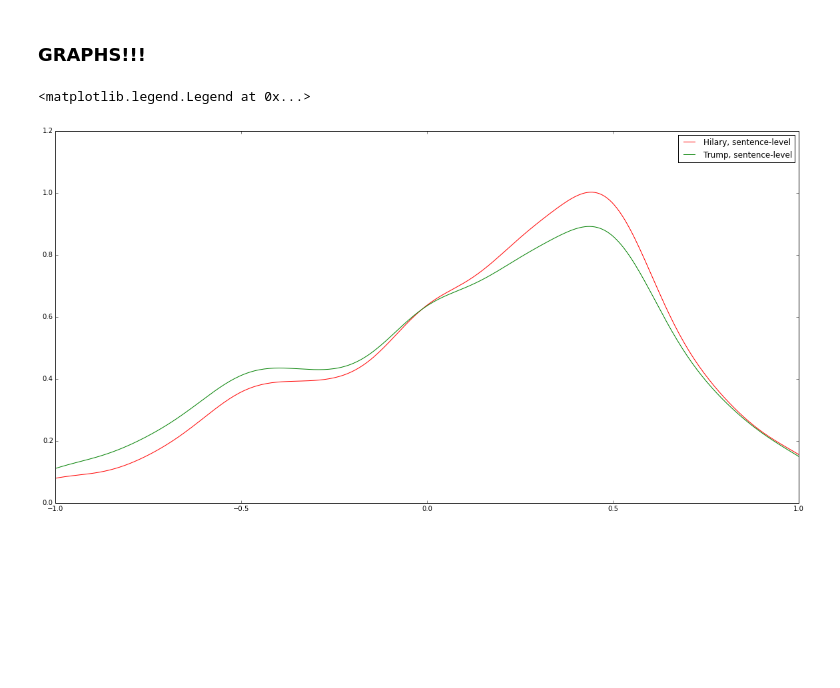
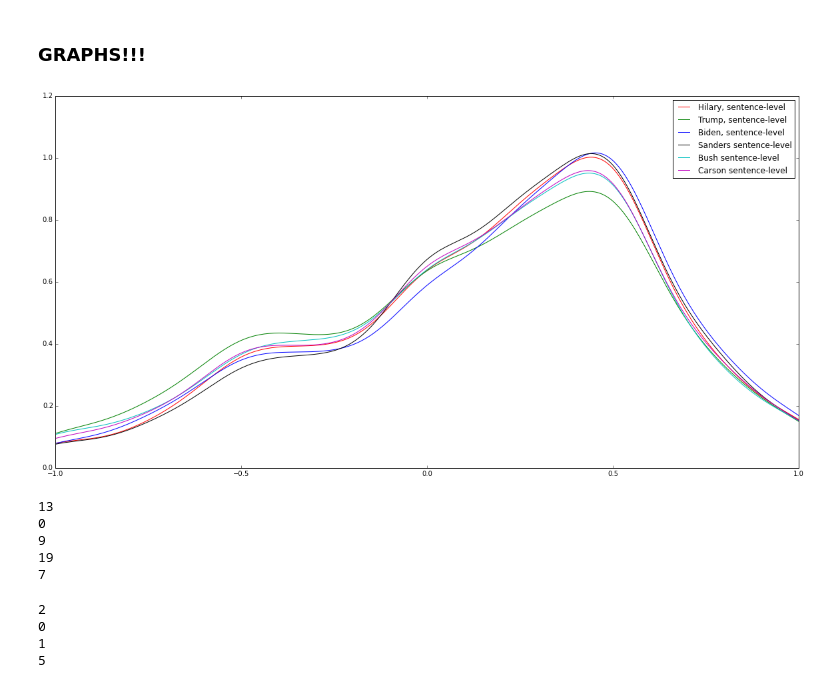
Before and after one commit to PeggyFan/NYT_project, a Jupyter notebook: Sentiment_score.ipynb, the cells around one changed output. Cells and saved outputs as stored; diff of their text form; code cells hidden in the pictures; blank space fills up the shorter version.

```diff
--- a/Sentiment_score.ipynb
+++ b/Sentiment_score.ipynb
@@ -359,23 +359,59 @@ array([ 'The reality, Iran is and will continue to be a major power in the regio
 # %%
 hilary = pd.read_csv('hilary_scores.csv')
 trump = pd.read_csv('trump_scores.csv')
+biden = pd.read_csv('biden_scores.csv')
+sanders = pd.read_csv('sanders_scores.csv')
+bush = pd.read_csv('bush_scores.csv')
+carson = pd.read_csv('carson_scores.csv')
 # %%
 plt.figure(figsize=(20,10))
 
-data = hilary['Sentiment2']
+metric = 'Sentiment2'
+
+data = hilary[metric]
 density = gaussian_kde(data)
 xs = np.linspace(-1,1,300)
 density.covariance_factor = lambda : .25
 density._compute_covariance()
 plt.plot(xs,density(xs), 'r', label = 'Hilary, sentence-level')
 
-data = trump['Sentiment2']
+data = trump[metric]
 density = gaussian_kde(data)
 xs = np.linspace(-1,1,300)
 density.covariance_factor = lambda : .25
 density._compute_covariance()
 plt.plot(xs,density(xs), 'g', label = 'Trump, sentence-level')
+
+data = biden[metric]
+density = gaussian_kde(data)
+xs = np.linspace(-1,1,300)
+density.covariance_factor = lambda : .25
+density._compute_covariance()
+plt.plot(xs,density(xs), 'b', label = 'Biden, sentence-level')
+
+data = sanders[metric]
+density = gaussian_kde(data)
+xs = np.linspace(-1,1,300)
+density.covariance_factor = lambda : .25
+density._compute_covariance()
+plt.plot(xs,density(xs), 'black', label = 'Sanders sentence-level')
+
+data = bush[metric]
+density = gaussian_kde(data)
+xs = np.linspace(-1,1,300)
+density.covariance_factor = lambda : .25
+density._compute_covariance()
+plt.plot(xs,density(xs), 'c', label = 'Bush sentence-level')
+
+data = carson[metric]
+density = gaussian_kde(data)
+xs = np.linspace(-1,1,300)
+density.covariance_factor = lambda : .25
+density._compute_covariance()
+plt.plot(xs,density(xs), 'm', label = 'Carson sentence-level')
+
+
 plt.legend()
+plt.show()
 # %% [output]
-<matplotlib.legend.Legend at 0x...>
-[figure, old version]
+[figure, new version]
@@ -381,0 +436,35 @@ plt.legend()
+# %%
+from sets import Set
+
+s1 = list(hilary_urls.intersection(biden_urls))
+s2 = list(hilary_urls.intersection(sanders_urls))
+
+#with Republican candidates
+s3 = list(hilary_urls.intersection(trump_urls))
+s4 = list(hilary_urls.intersection(bush_urls))
+s5 = list(hilary_urls.intersection(carson_urls))
+print len(s1)
+print len(s2)
+print len(s3)
+print len(s4)
+print len(s5)
+# %% [output]
+13
+0
+9
+19
+7
+# %%
+s1 = list(sanders_urls.intersection(biden_urls))
+s2 = list(sanders_urls.intersection(trump_urls))
+s3 = list(sanders_urls.intersection(bush_urls))
+s4 = list(sanders_urls.intersection(carson_urls))
+print len(s1)
+print len(s2)
+print len(s3)
+print len(s4)
+# %% [output]
+2
+0
+1
+5
```
Also changed, not shown: parts of 7 cells of this notebook, 7 other files.
